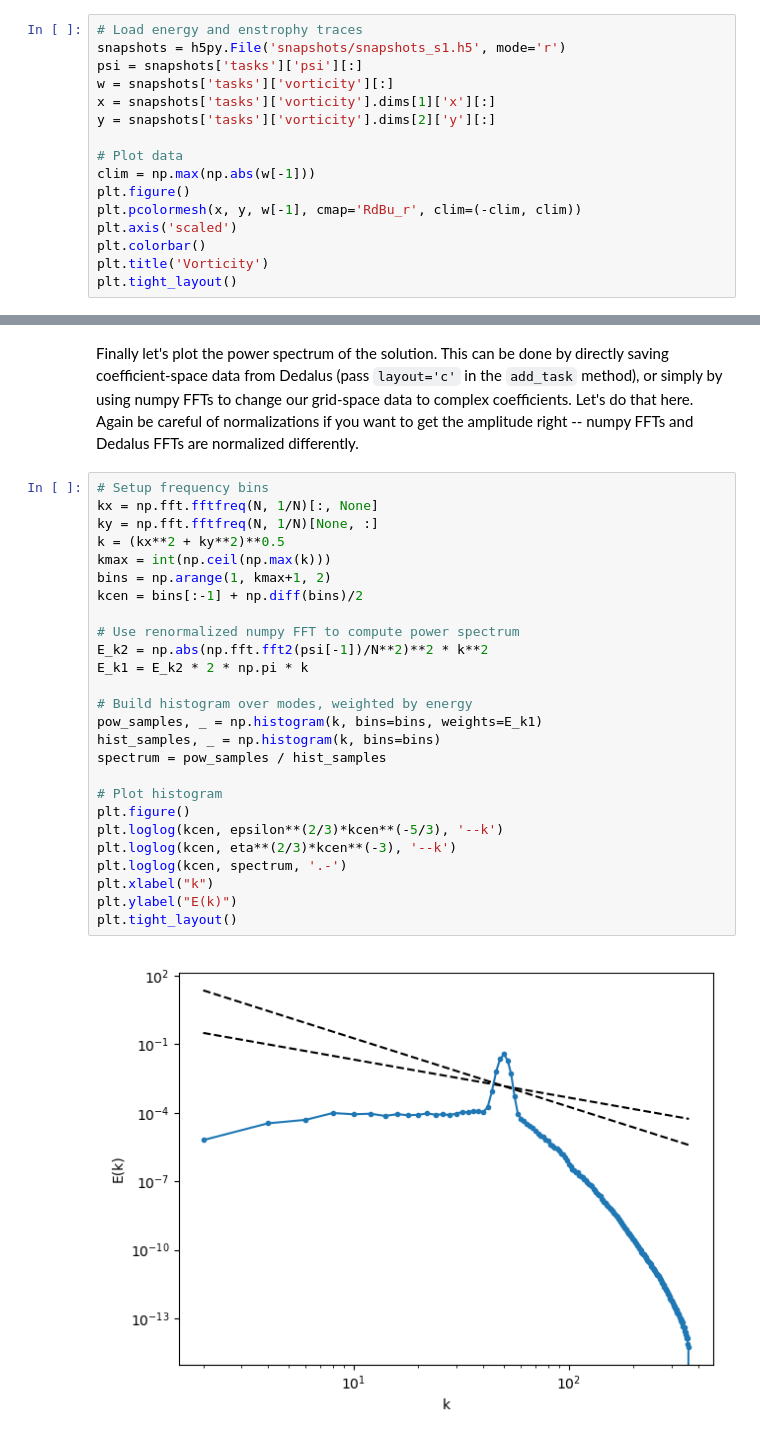
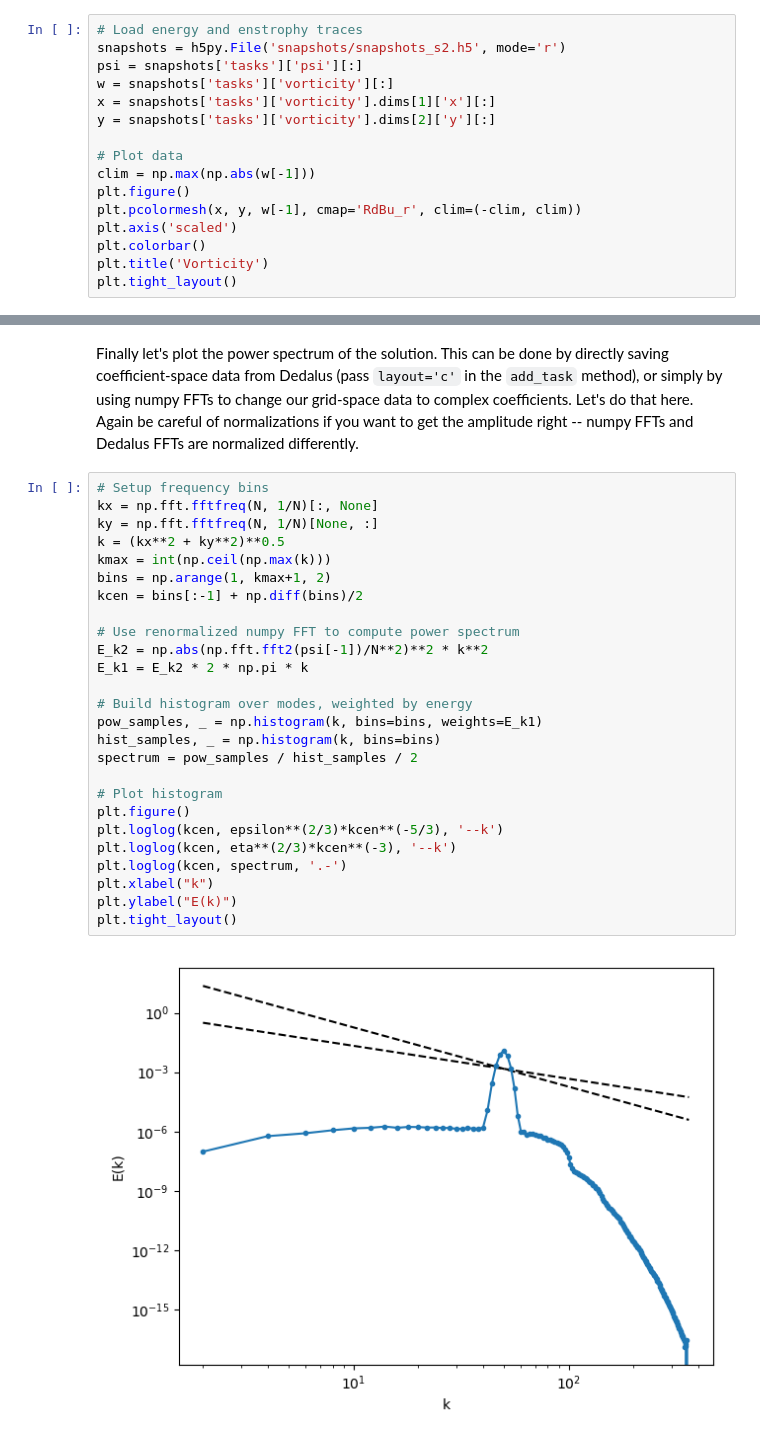
Before and after one commit to kburns/cism_dedalus_2023, a Jupyter notebook: lecture_3_2d_turbulence.ipynb, the cells around one changed output, grey strips where cells are left out. Saved outputs shown, nothing was run; the diff lists cells and outputs as text.

```diff
--- a/lecture_3_2d_turbulence.ipynb
+++ b/lecture_3_2d_turbulence.ipynb
@@ -369,7 +369,7 @@ plt.tight_layout()
 And let's plot the final vorticity snapshot:
 # %%
 # Load energy and enstrophy traces
-snapshots = h5py.File('snapshots/snapshots_s1.h5', mode='r')
+snapshots = h5py.File('snapshots/snapshots_s2.h5', mode='r')
 psi = snapshots['tasks']['psi'][:]
 w = snapshots['tasks']['vorticity'][:]
 x = snapshots['tasks']['vorticity'].dims[1]['x'][:]
@@ -392,31 +392,31 @@ Let's do that here. Again be careful of normalizations if you want to get the am
 # %%
 # Setup frequency bins
 kx = np.fft.fftfreq(N, 1/N)[:, None]
 ky = np.fft.fftfreq(N, 1/N)[None, :]
 k = (kx**2 + ky**2)**0.5
 kmax = int(np.ceil(np.max(k)))
 bins = np.arange(1, kmax+1, 2)
 kcen = bins[:-1] + np.diff(bins)/2
 
 # Use renormalized numpy FFT to compute power spectrum
 E_k2 = np.abs(np.fft.fft2(psi[-1])/N**2)**2 * k**2
 E_k1 = E_k2 * 2 * np.pi * k
 
 # Build histogram over modes, weighted by energy
 pow_samples, _ = np.histogram(k, bins=bins, weights=E_k1)
 hist_samples, _ = np.histogram(k, bins=bins)
-spectrum = pow_samples / hist_samples
+spectrum = pow_samples / hist_samples / 2
 
 # Plot histogram
 plt.figure()
 plt.loglog(kcen, epsilon**(2/3)*kcen**(-5/3), '--k')
 plt.loglog(kcen, eta**(2/3)*kcen**(-3), '--k')
 plt.loglog(kcen, spectrum, '.-')
 plt.xlabel("k")
 plt.ylabel("E(k)")
 plt.tight_layout()
 # %% [output]
-[figure, old version]
+[figure, new version]
 # %% [markdown]
 This simulation isn't very high Reynold's number and didn't run very long, since we're only using a single core in the notebook.
 The same simulation script, however, can be run directly on a workstation or cluster with higher $N$ and more processes to produce a more turbulent simulation.
```
Also changed, not shown: parts of 10 cells of this notebook, 4 other files.
